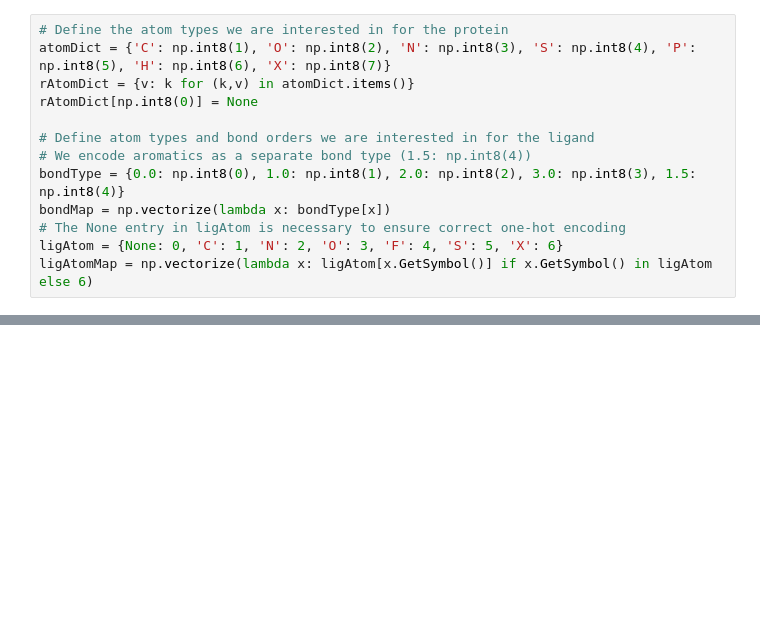
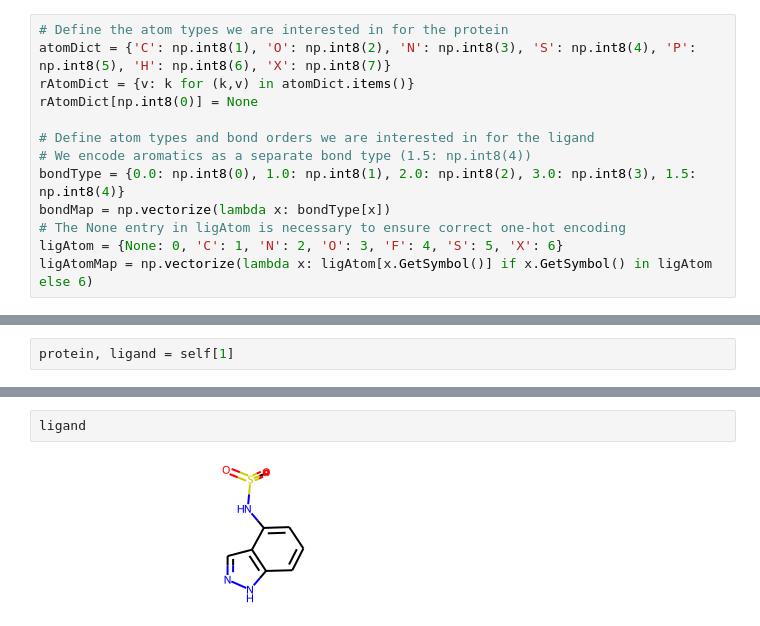
Before and after one commit to jundeli/TagMol, a Jupyter notebook: dataloader.ipynb, the cells around one changed output, grey strips where cells are left out. Saved outputs shown, nothing was run; the diff lists cells and outputs as text; blank space fills up the shorter version.

```diff
--- a/dataloader.ipynb
+++ b/dataloader.ipynb
@@ -20,0 +89,2 @@ ligAtomMap = np.vectorize(lambda x: ligAtom[x.GetSymbol()] if x.GetSymbol() in l
+# %%
+protein, ligand = self[1]
@@ -20,0 +106,4 @@ ligAtomMap = np.vectorize(lambda x: ligAtom[x.GetSymbol()] if x.GetSymbol() in l
+# %%
+ligand
+# %% [output]
+[figure, added]
```
Also changed, not shown: parts of 29 cells of this notebook.
